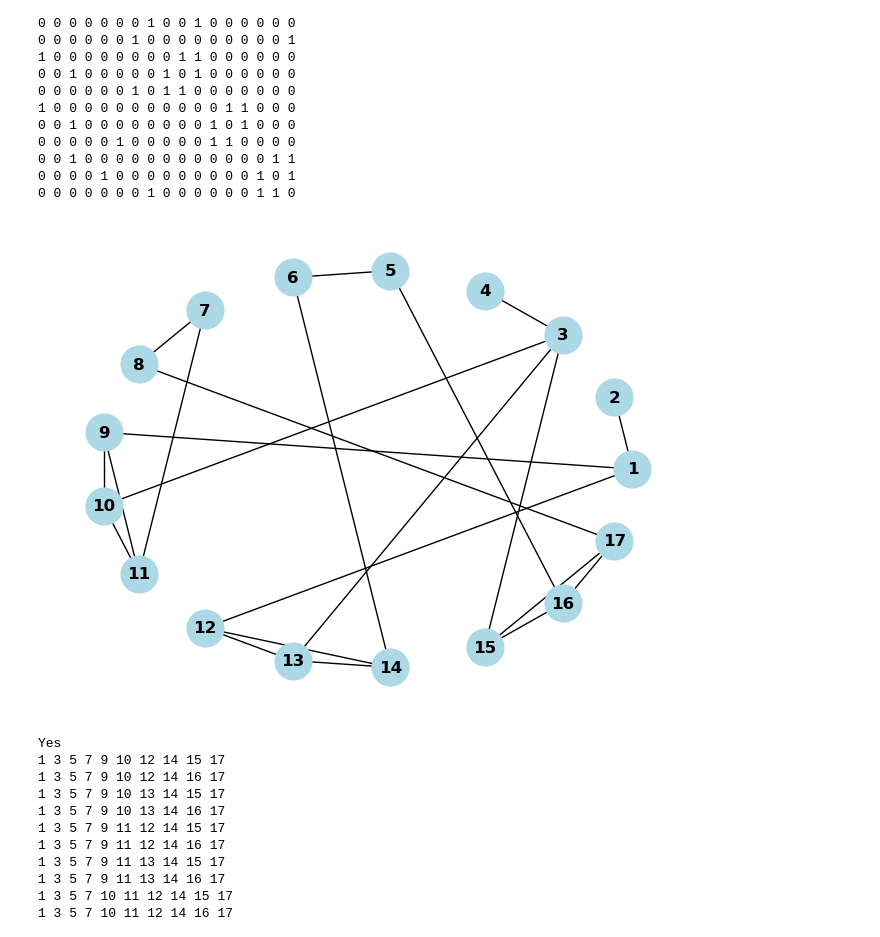
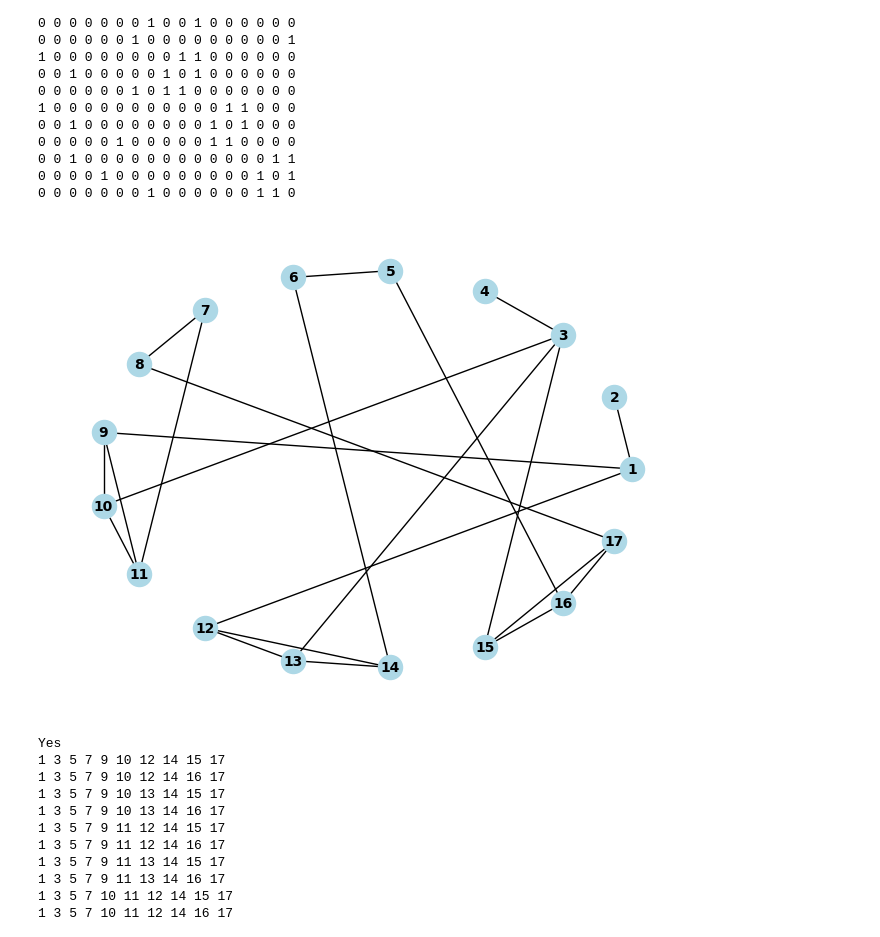
Before and after one commit to ExitedState/2301365_ALGO-LAB, a Jupyter notebook: LAB10/LAB10_Q3.ipynb, the cells around one changed output. Cells and saved outputs as stored; diff of their text form; code cells hidden in the pictures.

```diff
--- a/LAB10/LAB10_Q3.ipynb
+++ b/LAB10/LAB10_Q3.ipynb
@@ -81,28 +81,28 @@ for row in graph.adj_matrix:
 # %%
 import networkx as nx
 import matplotlib.pyplot as plt
 
 def draw_graph(adj_matrix):
     G = nx.Graph()
     num_vertices = len(adj_matrix)
 
     # Add nodes
     G.add_nodes_from(range(1, num_vertices + 1))
 
     # Add edges
     for i in range(num_vertices):
         for j in range(i+1, num_vertices):
             if adj_matrix[i][j] == 1:
                 G.add_edge(i + 1, j + 1)
 
     # Draw the graph
-    nx.draw(G,pos=nx.circular_layout(G), with_labels=True, node_color='lightblue', font_weight='bold', node_size=700)
+    nx.draw(G,pos=nx.circular_layout(G), with_labels=True, node_color='lightblue', node_size=300, font_size=10, font_weight='bold')
     plt.show()
 
 # Assuming graph.adj_matrix is the adjacency matrix from the previous code
 draw_graph(graph.adj_matrix)
 # %% [output]
-[figure, old version]
+[figure, new version]
 # %%
 adj_matrix = graph.adj_matrix
 k = n+2*m
```
Also changed, not shown: parts of 1 cell of this notebook.
